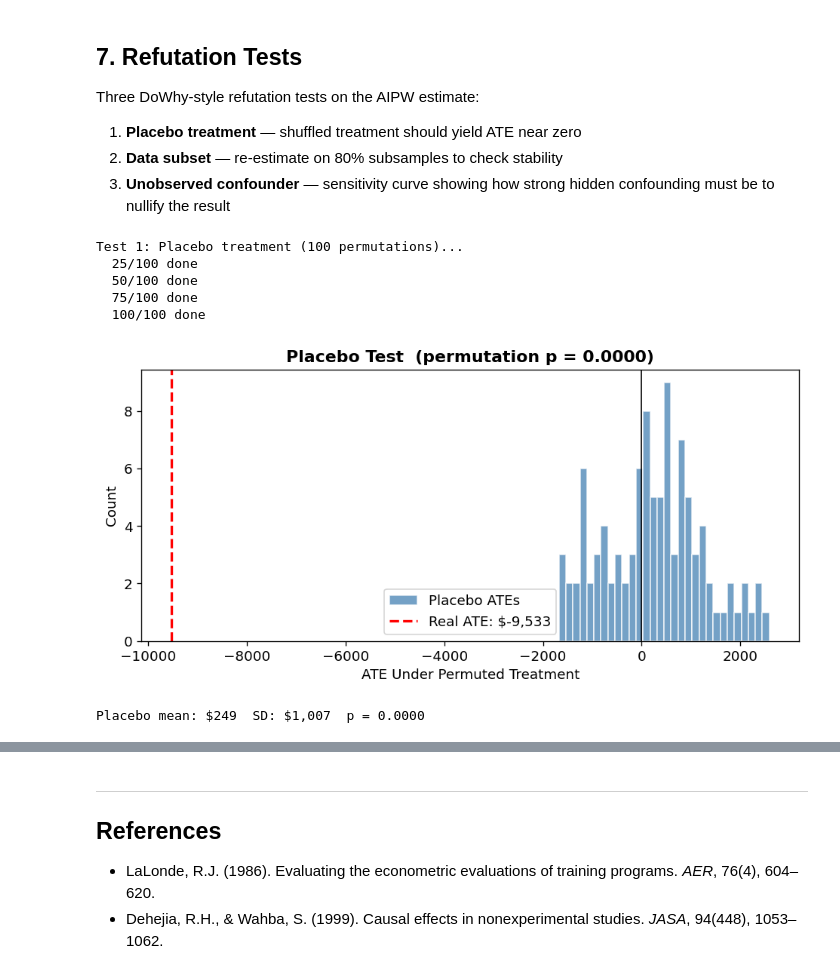
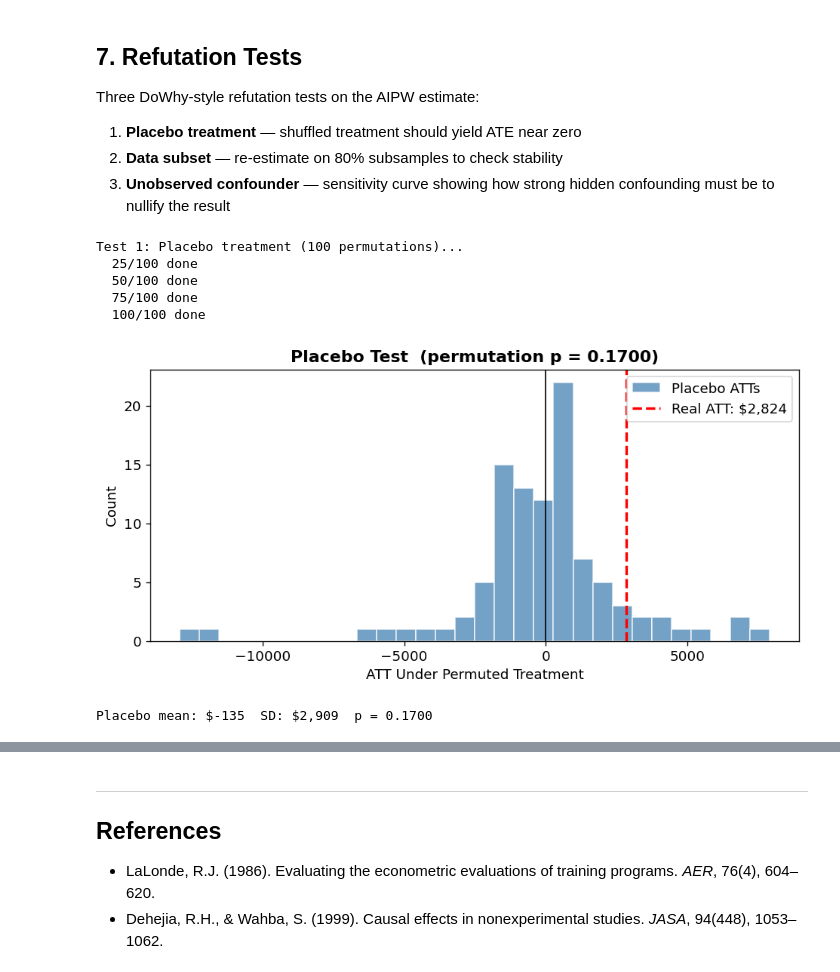
Before and after one commit to jeongyoonlee/lalonde_causal_inference_repo, a Jupyter notebook: notebooks/lalonde_causal_analysis.ipynb, the cells around one changed output, grey strips where cells are left out. Saved outputs shown, nothing was run; the diff lists cells and outputs as text; code cells hidden in the pictures.

```diff
--- a/notebooks/lalonde_causal_analysis.ipynb
+++ b/notebooks/lalonde_causal_analysis.ipynb
@@ -402,9 +507,9 @@ Convergence across methods with overlapping CIs is treated as corroborating evid
 # %%
-methods   = ['RCT Benchmark', 'IPW', 'AIPW (XGBoost)', 'Causal Forest']
-estimates = [RCT_BENCHMARK,    ate_ipw,  ate_aipw,         ate_cf]
-lowers    = [1457,             ipw_lo,   aipw_lo,           cf_lo]
-uppers    = [2131,             ipw_hi,   aipw_hi,           cf_hi]
-colors    = ['green',          'red',    'steelblue',       'purple']
+methods   = ['RCT Benchmark (ATT)', 'IPW (ATT)', 'AIPW (ATT)',  'Causal Forest (ATT)']
+estimates = [RCT_BENCHMARK,           att_ipw,    att_aipw,     att_cf]
+lowers    = [1457,                    ipw_lo,     aipw_lo,      att_cf_lo]
+uppers    = [2131,                    ipw_hi,     aipw_hi,      att_cf_hi]
+colors    = ['green',                 'red',      'steelblue',  'purple']
 
 fig, ax = plt.subplots(figsize=(9, 4))
 for i, (m, e, lo, hi, c) in enumerate(zip(methods, estimates, lowers, uppers, colors)):
@@ -413,18 +518,17 @@ for i, (m, e, lo, hi, c) in enumerate(zip(methods, estimates, lowers, uppers, co
 ax.axvline(RCT_BENCHMARK, color='green', linestyle='--', linewidth=1, alpha=0.5)
 ax.axvline(0, color='gray', linewidth=0.7, linestyle=':')
 ax.set_yticks(range(len(methods))); ax.set_yticklabels(methods)
-ax.set_xlabel('Estimated ATE on 1978 Earnings ($)')
+ax.set_xlabel('Estimated ATT on 1978 Earnings ($)')
 ax.set_title('All Methods vs. RCT Benchmark (dot = estimate, bars = 95% CI)', fontweight='bold')
 ax.grid(axis='x', alpha=0.3)
 plt.tight_layout()
 plt.savefig('../outputs/results_comparison.png', bbox_inches='tight')
 plt.show()
 
-print(f"{'Method':<22} {'ATE':>8}  {'CI Lo':>8}  {'CI Hi':>8}  {'Bias':>8}  In RCT CI?")
-print("-" * 70)
-for m, e, lo, hi in zip(['RCT Benchmark','IPW','AIPW (XGBoost)','Causal Forest'],
-                         estimates, lowers, uppers):
+print(f"{'Method':<24} {'ATT':>9}  {'CI Lo':>9}  {'CI Hi':>9}  {'Bias':>9}  In RCT CI?")
+print("-" * 78)
+for m, e, lo, hi in zip(methods, estimates, lowers, uppers):
     bias  = e - RCT_BENCHMARK
     check = "Yes" if 1457 <= e <= 2131 else "No"
-    print(f"  {m:<20} ${e:>7,.0f}  ${lo:>7,.0f}  ${hi:>7,.0f}  ${bias:>+7,.0f}  {check}")
+    print(f"  {m:<22} ${e:>8,.0f}  ${lo:>8,.0f}  ${hi:>8,.0f}  ${bias:>+8,.0f}  {check}")
 # %% [output]
@@ -472,39 +580,39 @@ n = len(Y)
 # %%
 # ── Test 1: Placebo treatment ─────────────────────────────────────────────────
 print("Test 1: Placebo treatment (100 permutations)...")
 np.random.seed(0)
-placebo_ates = []
+placebo_atts = []
 for i in range(100):
     a, _ = run_aipw(X, np.random.permutation(T), Y, K=3, seed=i)
-    placebo_ates.append(a)
+    placebo_atts.append(a)
     if (i+1) % 25 == 0: print(f"  {i+1}/100 done")
 
-placebo_ates = np.array(placebo_ates)
-p_value = (np.abs(placebo_ates) >= np.abs(ate_aipw)).mean()
+placebo_atts = np.array(placebo_atts)
+p_value = (np.abs(placebo_atts) >= np.abs(att_aipw)).mean()
 
 fig, ax = plt.subplots(figsize=(8, 4))
-ax.hist(placebo_ates, bins=30, color='steelblue', alpha=0.75, edgecolor='white',
-        label='Placebo ATEs')
-ax.axvline(ate_aipw, color='red', linestyle='--', linewidth=2,
-           label=f'Real ATE: ${ate_aipw:,.0f}')
+ax.hist(placebo_atts, bins=30, color='steelblue', alpha=0.75, edgecolor='white',
+        label='Placebo ATTs')
+ax.axvline(att_aipw, color='red', linestyle='--', linewidth=2,
+           label=f'Real ATT: ${att_aipw:,.0f}')
 ax.axvline(0, color='black', linewidth=1)
-ax.set_xlabel('ATE Under Permuted Treatment')
+ax.set_xlabel('ATT Under Permuted Treatment')
 ax.set_ylabel('Count')
 ax.set_title(f'Placebo Test  (permutation p = {p_value:.4f})', fontweight='bold')
 ax.legend()
 plt.tight_layout()
 plt.savefig('../outputs/refute_placebo.png', bbox_inches='tight')
 plt.show()
 
-print(f"Placebo mean: ${placebo_ates.mean():,.0f}  SD: ${placebo_ates.std():,.0f}  p = {p_value:.4f}")
+print(f"Placebo mean: ${placebo_atts.mean():,.0f}  SD: ${placebo_atts.std():,.0f}  p = {p_value:.4f}")
 # %% [output]
 Test 1: Placebo treatment (100 permutations)...
   25/100 done
   50/100 done
   75/100 done
   100/100 done
-[figure, old version]
+[figure, new version]
-Placebo mean: $249  SD: $1,007  p = 0.0000
+Placebo mean: $-135  SD: $2,909  p = 0.1700
 # %%
 # ── Test 2: Data subset stability ─────────────────────────────────────────────
 print("Test 2: Data subset stability (50 x 80% subsamples)...")
```
Also changed, not shown: parts of 20 cells of this notebook, 2 other files.
